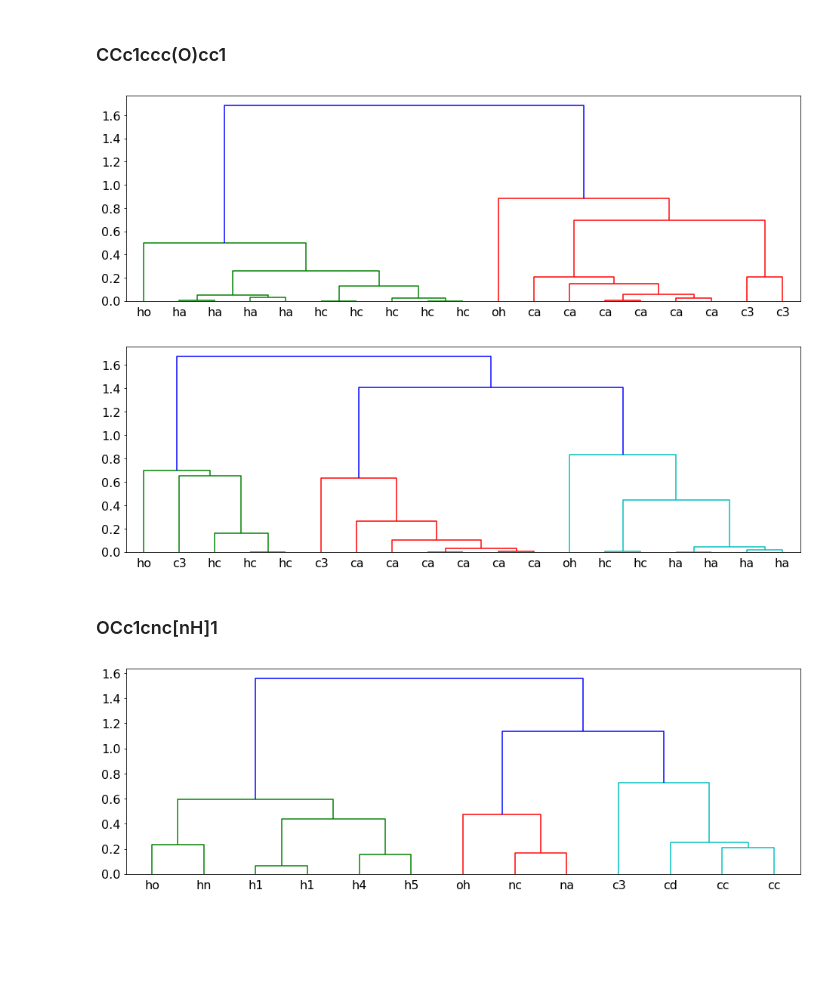
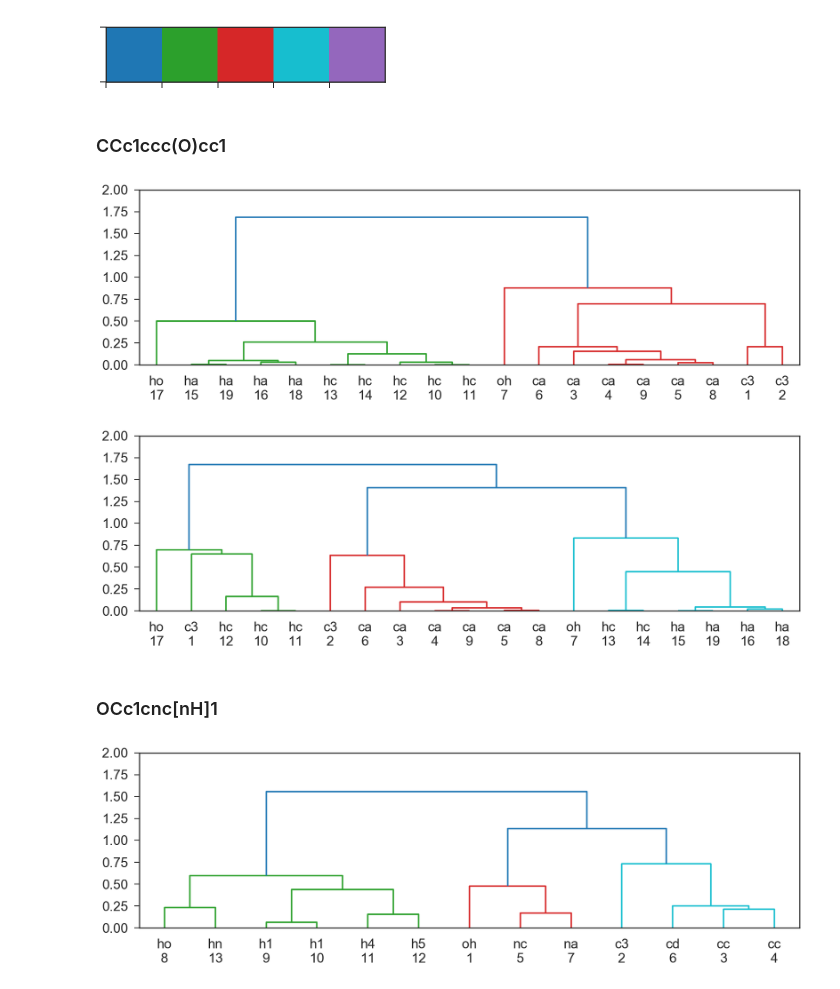
Before and after one commit to jenniening/DTNN_7ib, a Jupyter notebook: notebooks/Atom_Embedding_Interpretation.ipynb, the cells around one changed output. Drawn from its saved outputs; the diff is of its cells as text; code cells hidden in the pictures; blank space fills up the shorter version.

```diff
--- a/notebooks/Atom_Embedding_Interpretation.ipynb
+++ b/notebooks/Atom_Embedding_Interpretation.ipynb
@@ -6,3 +12,9 @@ from scipy.cluster.hierarchy import dendrogram
 import matplotlib
 from matplotlib import pyplot as plt
+# %%
+colors = sns.color_palette().as_hex()
+colors = ['#1f77b4',  '#2ca02c', '#d62728', '#17becf', '#9467bd']
+sns.palplot(colors)
+# %% [output]
+[figure, added]
 # %%
@@ -27,16 +48,16 @@ amber_type =["c3","c3","ca","ca","ca","ca","oh","ca","ca","hc","hc","hc","hc","h
 ### our model
 molecule_1_emb_new = np.load("molecule1_our.npz")
 emb_new = molecule_1_emb_new["emb"]
-draw_graph(emb_new,amber_type)
+draw_graph(emb_new, amber_tp_num, save=True, name='F2A.pdf')
 # %% [output]
-[figure, old version]
+[figure, new version]
 # %%
 ### DTNN model
 molecule_1_emb_old = np.load("molecule1_DTNN.npz")
 emb_old = molecule_1_emb_old["emb"]
-draw_graph(emb_old,amber_type)
+draw_graph(emb_old,amber_tp_num, save=True, name='FS5A.pdf')
 # %% [output]
-[figure, old version]
+[figure, new version]
 # %% [markdown]
 ### OCc1cnc[nH]1
 # %%
@@ -46,9 +68,9 @@ amber_type = ["oh","c3","cc","cc","nc","cd","na","ho","h1","h1","h4","h5","hn"]
 ### our model
 molecule_2_emb_new = np.load("molecule2_our.npz")
 emb_new = molecule_2_emb_new["emb"]
-draw_graph(emb_new,amber_type)
+draw_graph(emb_new,amber_tp_num, save=True, name='F2B.pdf')
 # %% [output]
-[figure, old version]
+[figure, new version]
 # %%
 ### our model
 molecule_2_emb_old = np.load("molecule2_DTNN.npz")
```
Also changed, not shown: parts of 5 cells of this notebook, 6 other files.
